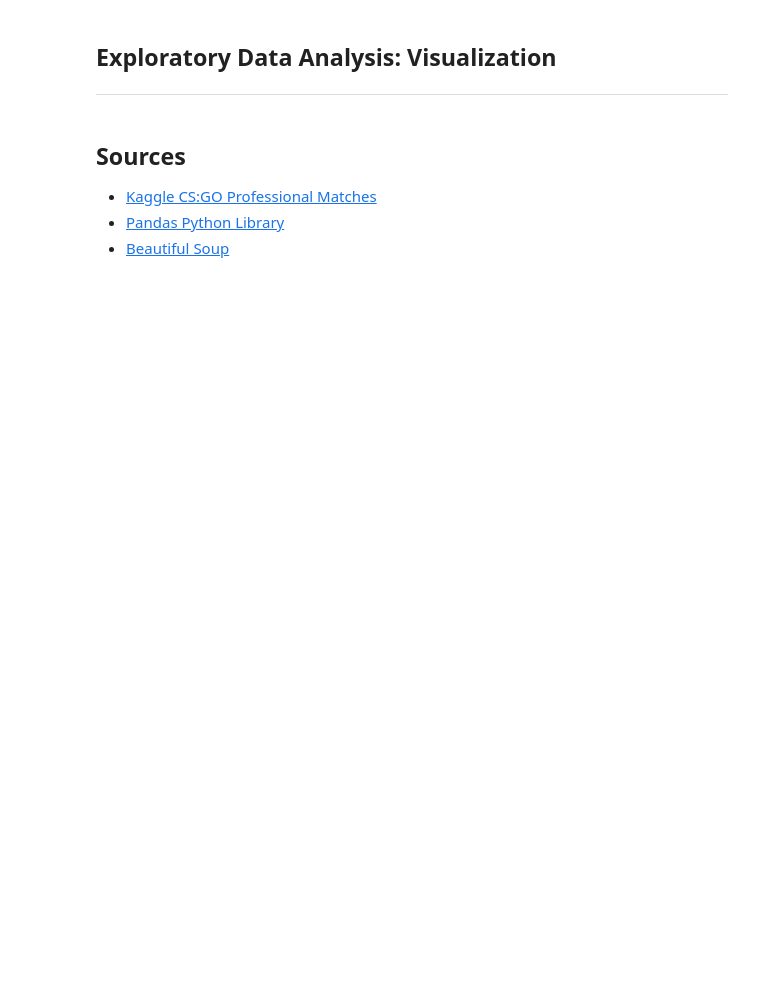
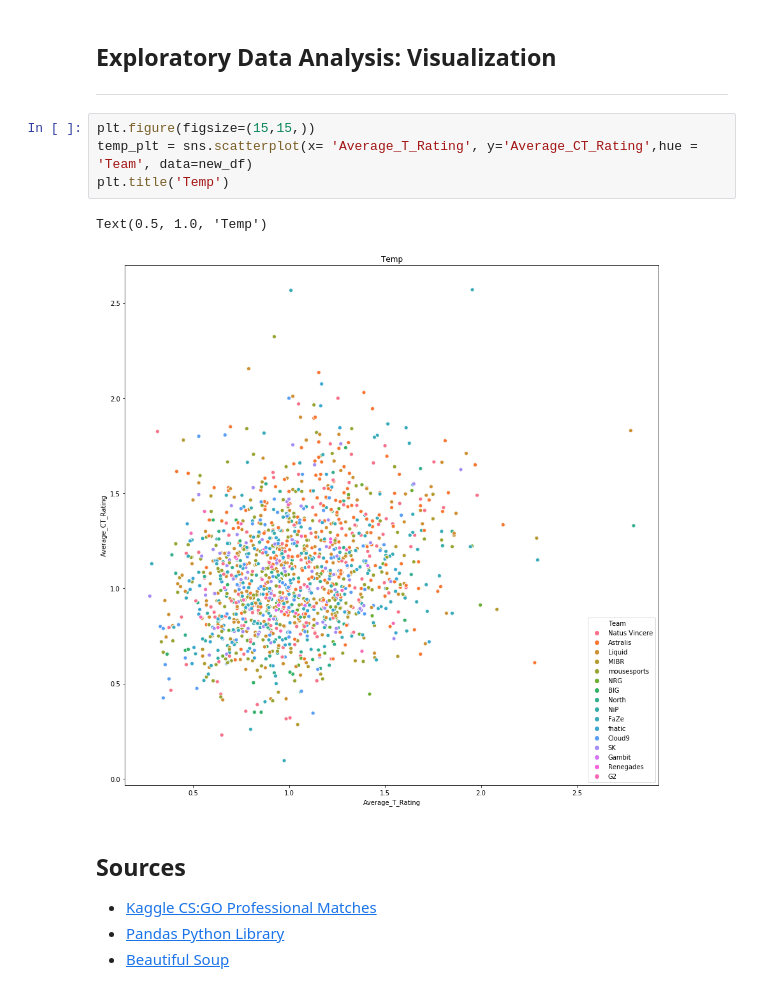
Before and after one commit to richchen11/richchen11.github.io, a Jupyter notebook: CMSC320RichardChen.ipynb, the cells around one changed output. Drawn from its saved outputs; the diff is of its cells as text; blank space fills up the shorter version.

Commit message:
beginnings of plotting

```diff
--- a/CMSC320RichardChen.ipynb
+++ b/CMSC320RichardChen.ipynb
@@ -160,6 +166,13 @@ new_df
 # %% [markdown]
 ## Exploratory Data Analysis: Visualization
 ___
+# %%
+plt.figure(figsize=(15,15,))
+temp_plt = sns.scatterplot(x= 'Average_T_Rating', y='Average_CT_Rating',hue = 'Team', data=new_df)
+plt.title('Temp')
+# %% [output]
+Text(0.5, 1.0, 'Temp')
+[figure, added]
 # %% [markdown]
 ## Sources
 
```
Also changed, not shown: parts of 4 cells of this notebook, 1 other file.
